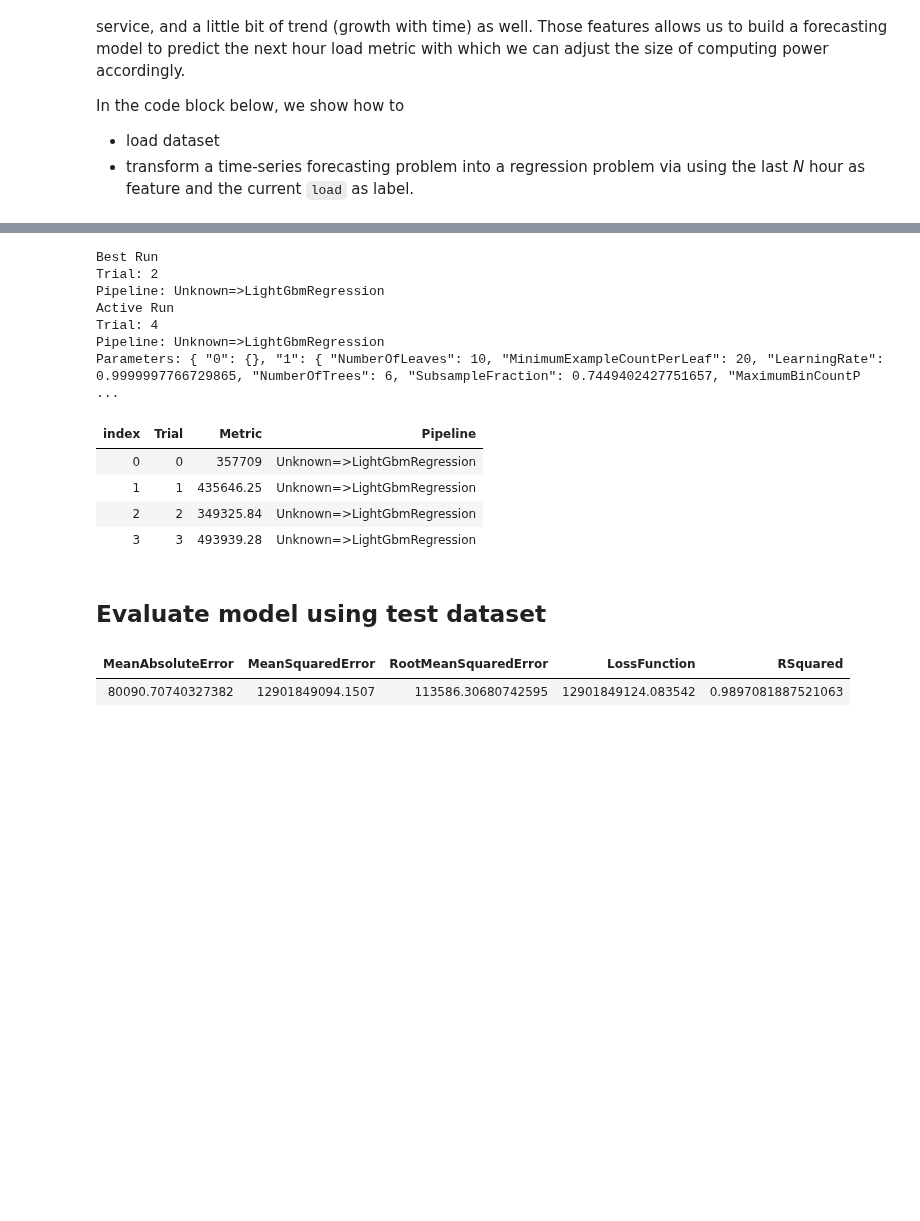
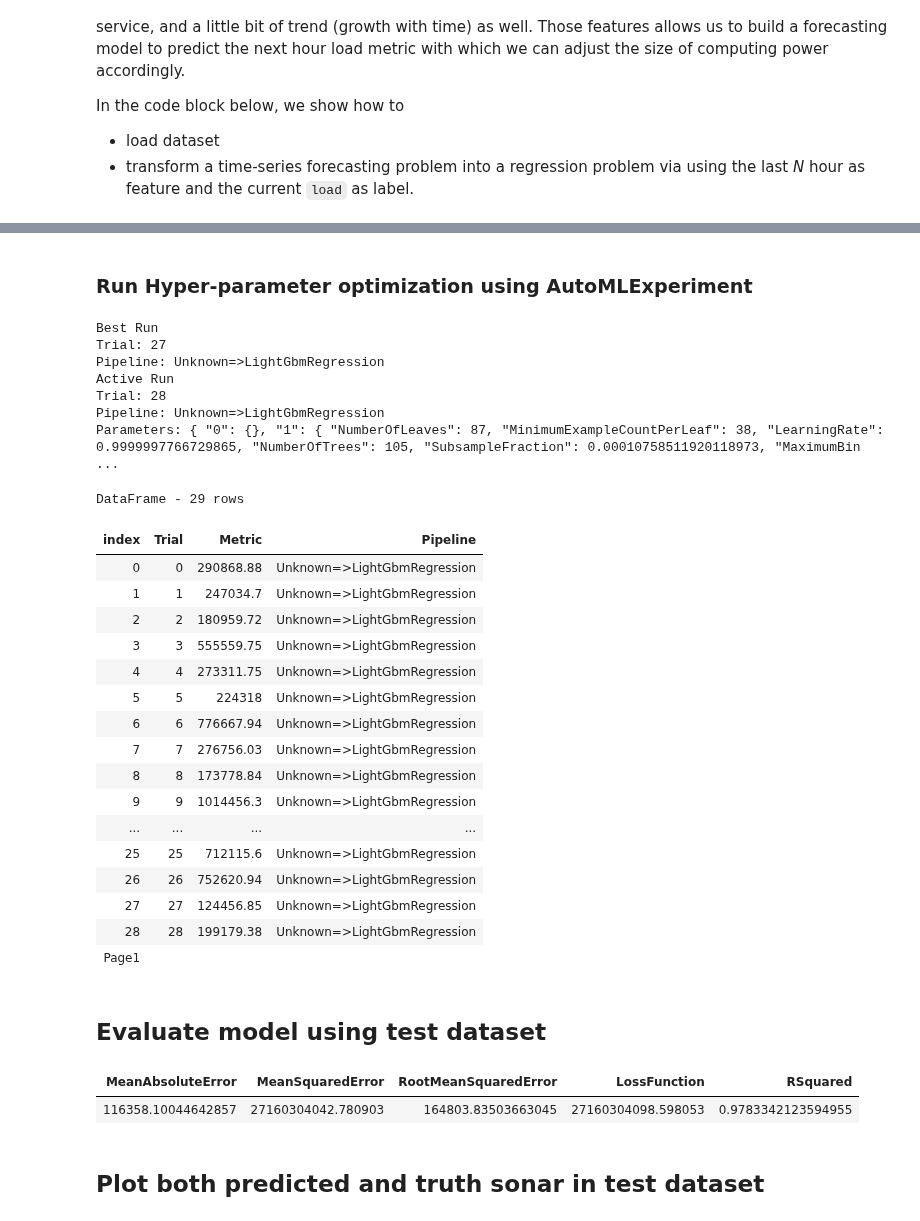
Before and after one commit to dotnet/csharp-notebooks, a Jupyter notebook: csharp-scenarios/AutoML.Net/Sonar-Forecasting.ipynb, the cells around one changed output, grey strips where cells are left out. Cells and saved outputs as stored; diff of their text form; code cells hidden in the pictures; blank space fills up the shorter version.

```diff
--- a/csharp-scenarios/AutoML.Net/Sonar-Forecasting.ipynb
+++ b/csharp-scenarios/AutoML.Net/Sonar-Forecasting.ipynb
@@ -61,49 +108,65 @@ var featureColumns = df.Columns.Select(c => c.Name)
 // Append the trainer to the data processing pipeline
 var pipeline = mlContext.Transforms.Concatenate(@"Features", featureColumns.ToArray())
                     .Append(mlContext.Auto().Regression(labelColumnName: "load", useLbfgs: false, useSdca: false, useFastForest: false, useFastTree: false, useLgbm: true));
+# %% [markdown]
+### Run Hyper-parameter optimization using AutoMLExperiment
 # %%
-
 // Configure AutoML
 var trainTestSplit = mlContext.Data.TrainTestSplit(trainDf, 0.1);
+
+// NotebookMonitor plots trials and show best run nicely in notebook output cell.
 var monitor = new NotebookMonitor();
 
  var experiment = mlContext.Auto().CreateExperiment()
                     .SetPipeline(pipeline)
                     .SetTrainingTimeInSeconds(120)
                     .SetDataset(trainTestSplit.TrainSet, trainTestSplit.TestSet)
                     .SetEvaluateMetric(RegressionMetric.RootMeanSquaredError, "load", "Score")
 					.SetMonitor(monitor);
 
 					// Configure Visualizer
 monitor.SetUpdate(monitor.Display());
 
 // Start Experiment
 var res = experiment.Run().Result;
 # %% [output]
 Best Run
-Trial: 2
+Trial: 27
 Pipeline: Unknown=>LightGbmRegression
 Active Run
-Trial: 4
+Trial: 28
 Pipeline: Unknown=>LightGbmRegression
-Parameters: { "0": {}, "1": { "NumberOfLeaves": 10, "MinimumExampleCountPerLeaf": 20, "LearningRate": 0.9999997766729865, "NumberOfTrees": 6, "SubsampleFraction": 0.7449402427751657, "MaximumBinCountP ...
+Parameters: { "0": {}, "1": { "NumberOfLeaves": 87, "MinimumExampleCountPerLeaf": 38, "LearningRate": 0.9999997766729865, "NumberOfTrees": 105, "SubsampleFraction": 0.00010758511920118973, "MaximumBin ...
+DataFrame - 29 rows
 | index | Trial | Metric | Pipeline |
-| 0 | 0 | 357709 | Unknown=>LightGbmRegression |
-| 1 | 1 | 435646.25 | Unknown=>LightGbmRegression |
-| 2 | 2 | 349325.84 | Unknown=>LightGbmRegression |
-| 3 | 3 | 493939.28 | Unknown=>LightGbmRegression |
+| 0 | 0 | 290868.88 | Unknown=>LightGbmRegression |
+| 1 | 1 | 247034.7 | Unknown=>LightGbmRegression |
+| 2 | 2 | 180959.72 | Unknown=>LightGbmRegression |
+| 3 | 3 | 555559.75 | Unknown=>LightGbmRegression |
+| 4 | 4 | 273311.75 | Unknown=>LightGbmRegression |
+| 5 | 5 | 224318 | Unknown=>LightGbmRegression |
+| 6 | 6 | 776667.94 | Unknown=>LightGbmRegression |
+| 7 | 7 | 276756.03 | Unknown=>LightGbmRegression |
+| 8 | 8 | 173778.84 | Unknown=>LightGbmRegression |
+| 9 | 9 | 1014456.3 | Unknown=>LightGbmRegression |
+| ... | ... | ... | ... |
+| 25 | 25 | 712115.6 | Unknown=>LightGbmRegression |
+| 26 | 26 | 752620.94 | Unknown=>LightGbmRegression |
+| 27 | 27 | 124456.85 | Unknown=>LightGbmRegression |
+| 28 | 28 | 199179.38 | Unknown=>LightGbmRegression |
+| Page1 |  |  |  |
 # %% [markdown]
 ## Evaluate model using test dataset
 # %%
 var model = res.Model;
 var eval = model.Transform(evaluateDf); // we should use an unseen dataset though.
 var metric = mlContext.Regression.Evaluate(eval, "load");
-var predictedPath = @"C:\Users\xiaoyuz\Desktop\forecasting\predicted_notebook.csv";
 evaluateDf["predicted"] = DataFrameColumn.Create("predicted", eval.GetColumn<float>("Score"));
-DataFrame.WriteCsv(evaluateDf, predictedPath);
 
 // print metric
 metric
 # %% [output]
 | MeanAbsoluteError | MeanSquaredError | RootMeanSquaredError | LossFunction | RSquared |
-| 80090.70740327382 | 12901849094.1507 | 113586.30680742595 | 12901849124.083542 | 0.9897081887521063 |
+| 116358.10044642857 | 27160304042.780903 | 164803.83503663045 | 27160304098.598053 | 0.9783342123594955 |
+# %% [markdown]
+## Plot both predicted and truth sonar in test dataset
```
Also changed, not shown: parts of 9 cells of this notebook.
